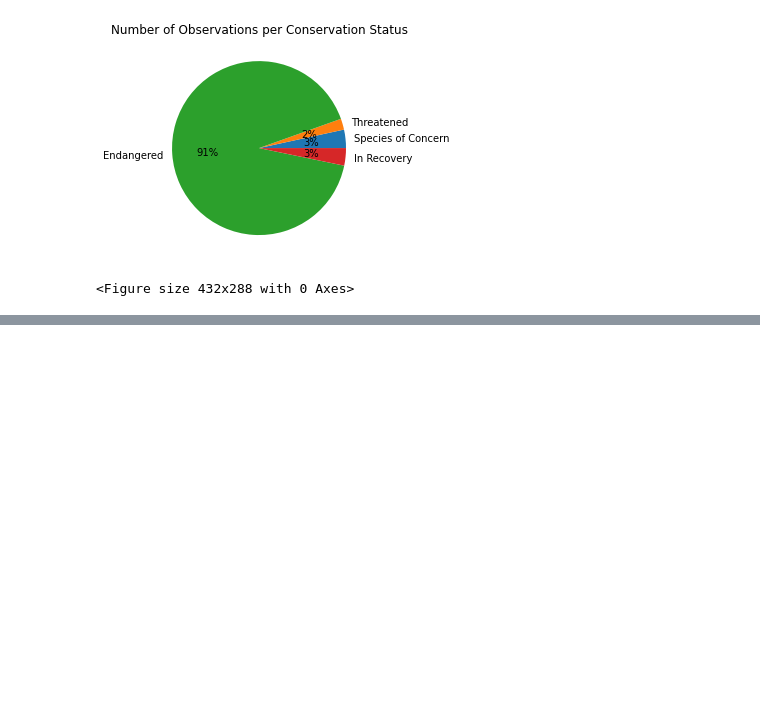
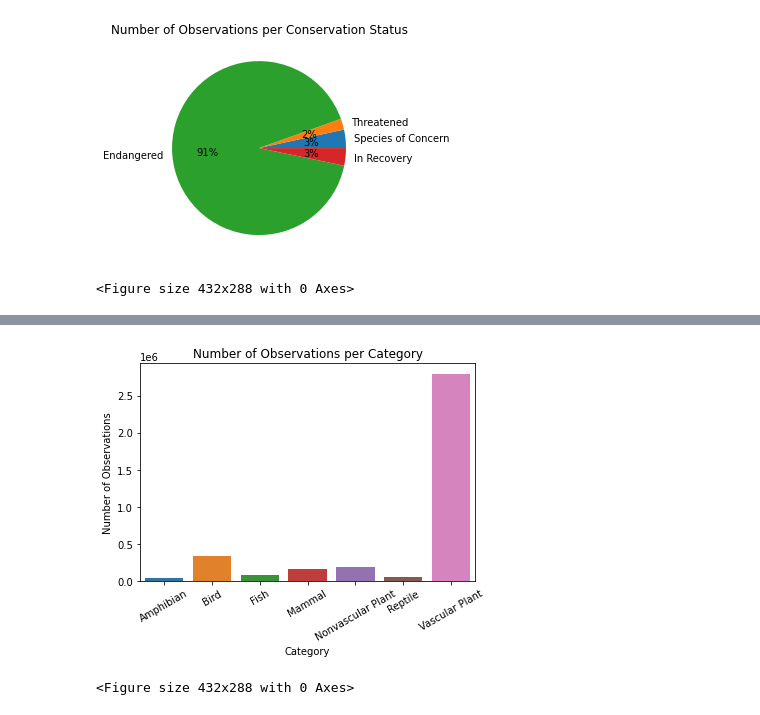
Before and after one commit to Rodrigo-Flores/biodiversity-national-parks, a Jupyter notebook: biodiversity_analysis.ipynb, the cells around one changed output, grey strips where cells are left out. Cells and saved outputs as stored; diff of their text form; code cells hidden in the pictures; blank space fills up the shorter version.

```diff
--- a/biodiversity_analysis.ipynb
+++ b/biodiversity_analysis.ipynb
@@ -122,2 +123,17 @@ plt.clf()
 [figure]
 <Figure size 432x288 with 0 Axes>
+# %%
+category_data_by_observation = full_data.groupby('category').observations.sum().reset_index()
+# print(category_data_by_observation)
+
+sns.barplot(x="category", y="observations", data=category_data_by_observation)
+plt.subplot().set_title('Number of Observations per Category')
+plt.subplot().set_facecolor('white')
+plt.xticks(rotation=30)
+plt.ylabel("Number of Observations")
+plt.xlabel("Category")
+plt.show()
+plt.clf()
+# %% [output]
+[figure, added]
+<Figure size 432x288 with 0 Axes>
```
Also changed, not shown: parts of 3 cells of this notebook.
